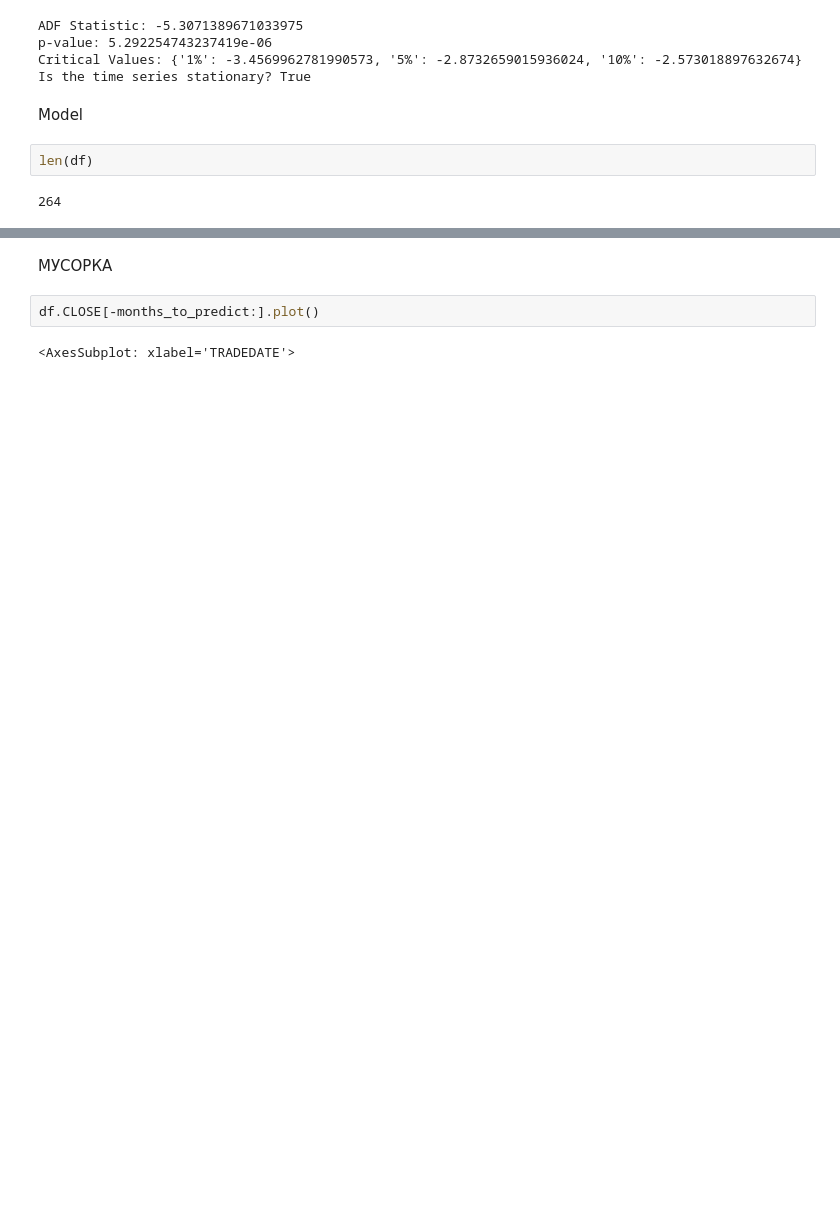
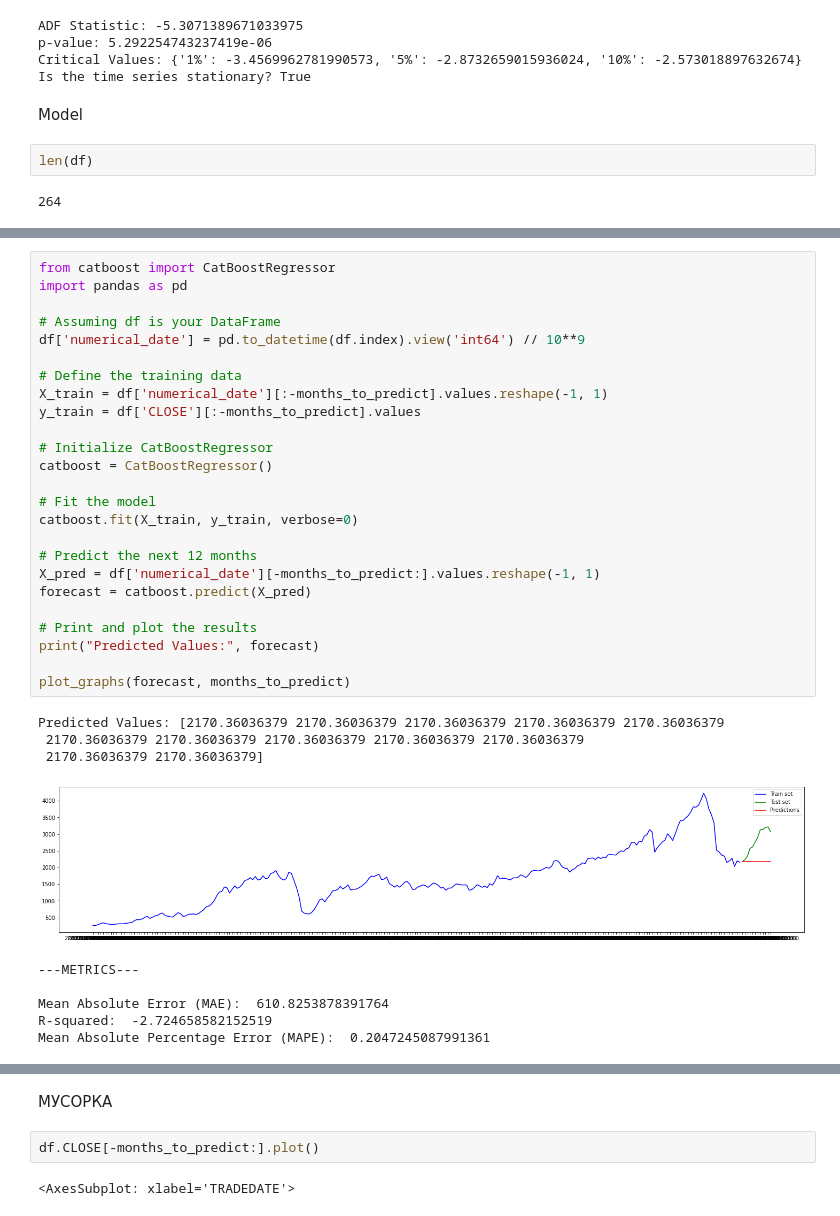
Before and after one commit to PaLashilo/PredictIMOEX, a Jupyter notebook: ARIMA.ipynb, the cells around one changed output, grey strips where cells are left out. Saved outputs shown, nothing was run; the diff lists cells and outputs as text; blank space fills up the shorter version.

```diff
--- a/ARIMA.ipynb
+++ b/ARIMA.ipynb
@@ -192,0 +226,35 @@ Mean Absolute Percentage Error (MAPE):  0.9062875492292227
+# %%
+from catboost import CatBoostRegressor
+import pandas as pd
+
+# Assuming df is your DataFrame
+df['numerical_date'] = pd.to_datetime(df.index).view('int64') // 10**9
+
+# Define the training data
+X_train = df['numerical_date'][:-months_to_predict].values.reshape(-1, 1)
+y_train = df['CLOSE'][:-months_to_predict].values
+
+# Initialize CatBoostRegressor
+catboost = CatBoostRegressor()
+
+# Fit the model
+catboost.fit(X_train, y_train, verbose=0)
+
+# Predict the next 12 months
+X_pred = df['numerical_date'][-months_to_predict:].values.reshape(-1, 1)
+forecast = catboost.predict(X_pred)
+
+# Print and plot the results
+print("Predicted Values:", forecast)
+
+plot_graphs(forecast, months_to_predict)
+# %% [output]
+Predicted Values: [2170.36036379 2170.36036379 2170.36036379 2170.36036379 2170.36036379
+ 2170.36036379 2170.36036379 2170.36036379 2170.36036379 2170.36036379
+ 2170.36036379 2170.36036379]
+[figure, added]
+---METRICS---
+
+Mean Absolute Error (MAE):  610.8253878391764
+R-squared:  -2.724658582152519
+Mean Absolute Percentage Error (MAPE):  0.2047245087991361
```
Also changed, not shown: parts of 11 cells of this notebook, 5 other files.
